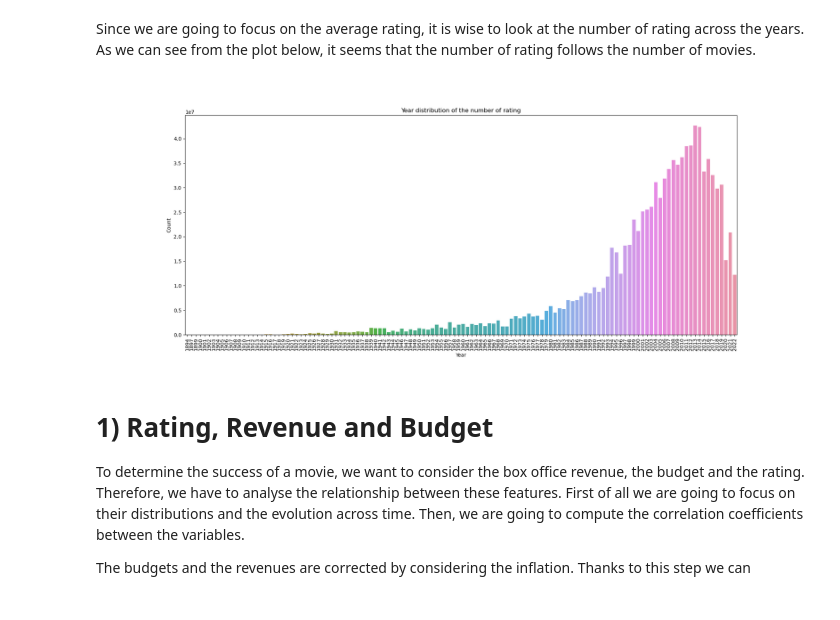
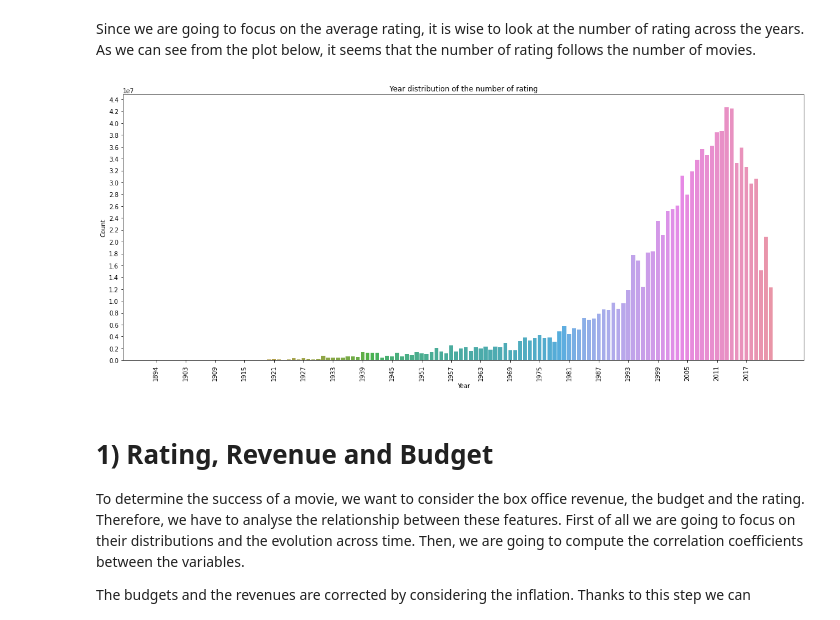
Before and after one commit to epfl-ada/ada-2022-project-nolemonnomelon, a Jupyter notebook: Exploratory.ipynb, the cells around one changed output. Drawn from its saved outputs; the diff is of its cells as text; code cells hidden in the pictures.

```diff
--- a/Exploratory.ipynb
+++ b/Exploratory.ipynb
@@ -82,8 +58,7 @@ As we can expect we see that there is an exponential growth which starts around
 # %% [markdown]
 Since we are going to focus on the average rating, it is wise to look at the number of rating across the years. As we can see from the plot below, it seems that the number of rating follows the number of movies.
 # %%
-df = df_movie.copy()
-df = df.dropna(subset=['numVotes','Movie release date'])
+df = df_movie.dropna(subset=['numVotes','Movie release date'])
 years = np.sort(df['Movie release date'].unique())
 votes = np.zeros(len(years))
 
@@ -92,12 +67,13 @@ for i,y in enumerate(years):
 # %%
 plt.figure(figsize=(20,8))
 sns.barplot(x=years.astype('int64'), y=votes).set(title='Year distribution of the number of rating')
 plt.xticks(rotation='vertical')
+plt.locator_params(nbins=25)
 plt.xlabel('Year')
 plt.ylabel('Count')
 plt.show()
 # %% [output]
-[figure, old version]
+[figure, new version]
 # %% [markdown]
 # 1) Rating, Revenue and Budget
 To determine the success of a movie, we want to consider the box office revenue, the budget and the rating. Therefore, we have to analyse the relationship between these features. First of all we are going to focus on their distributions and the evolution across time. Then, we are going to compute the correlation coefficients between the variables.
```
Also changed, not shown: parts of 26 cells of this notebook.
